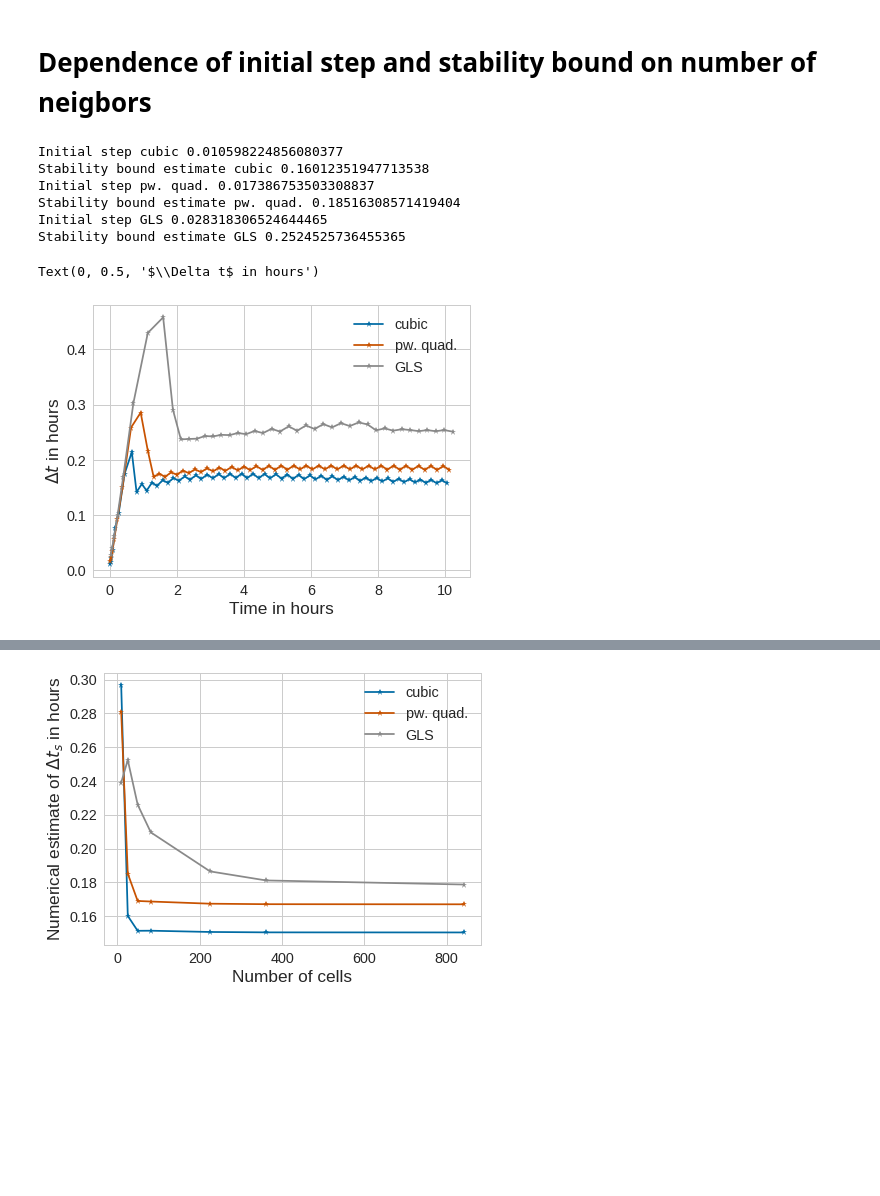
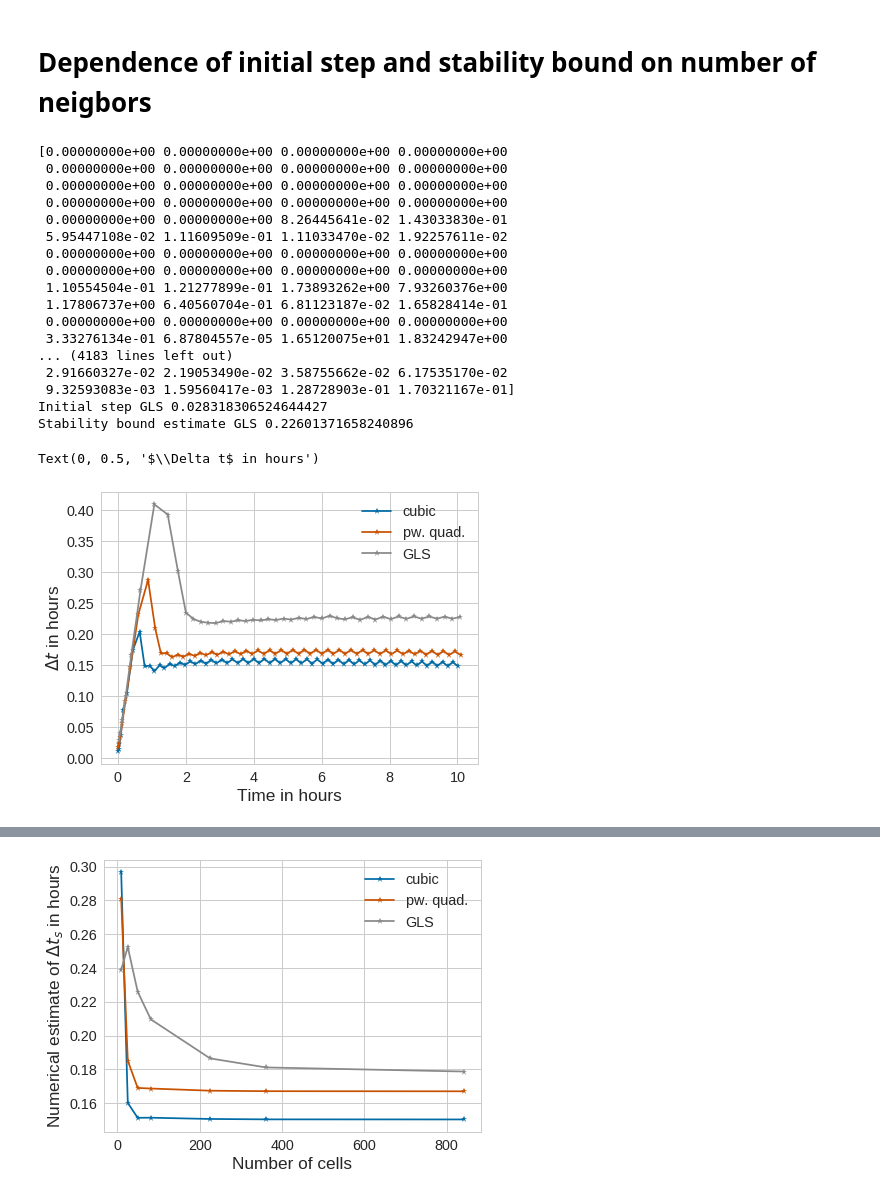
Before and after one commit to somathias/cbmos, a Jupyter notebook: exp-draft.ipynb, the cells around one changed output, grey strips where cells are left out. Drawn from its saved outputs; the diff is of its cells as text; code cells hidden in the pictures; blank space fills up the shorter version.

```diff
--- a/exp-draft.ipynb
+++ b/exp-draft.ipynb
@@ -120,6 +137,8 @@ for force in force_names:
     try:
         os.remove('step_sizes'+filename_ending[force]+'.txt')
         os.remove('time_points'+filename_ending[force]+'.txt')
+        os.remove('AFs'+filename_ending[force]+'.txt')
+
     except FileNotFoundError:
         print('Nothing to delete.')
 
@@ -157,6 +187,8 @@ for force in force_names:
     try:
         os.remove('step_sizes'+filename_ending[force]+'.txt')
         os.remove('time_points'+filename_ending[force]+'.txt')
+        os.remove('AFs'+filename_ending[force]+'.txt')
+
     except FileNotFoundError:
         print('Nothing to delete.')
 
@@ -212,33 +255,46 @@ solvers_ef = {'pw. quad.': cbmos.CBMSolver(ff.piecewise_polynomial, ef.solve_ivp
              'cubic': cbmos.CBMSolver(ff.cubic, ef.solve_ivp, dim),
              'GLS': cbmos.CBMSolver(ff.gls, ef.solve_ivp, dim)}
 # %%
-sheet = make_hexagonal_mesh(3)
+sheet = make_hexagonal_mesh(4)
 
 for force in force_names:
 
     try:
         os.remove('step_sizes'+filename_ending[force]+'.txt')
         os.remove('time_points'+filename_ending[force]+'.txt')
+        os.remove('AFs'+filename_ending[force]+'.txt')
+
     except FileNotFoundError:
         print('Nothing to delete.')
 
     history = solvers_ef[force].simulate(sheet, t_data, params[force], {"eps": 0.01, "out": filename_ending[force]}, seed=seed)
     dts = np.loadtxt('step_sizes'+filename_ending[force]+'.txt')
     print('Initial step '+force + ' ' +str(dts[0]))
     print('Stability bound estimate '+force + ' ' +str((dts[-2]+dts[-1])/2.0))
     ts = np.loadtxt('time_points'+filename_ending[force]+'.txt')
     plt.plot(ts, dts,'-*', label=force, color=colors[force])
 plt.legend()
 plt.xlabel('Time in hours')
 plt.ylabel('$\Delta t$ in hours')
 #plt.savefig('adaptivity_38cells.pdf', bbox_inches='tight')
 #plt.savefig('adaptivity_38cells.png', bbox_inches='tight')
 # %% [output]
-Initial step cubic 0.010598224856080377
-Stability bound estimate cubic 0.16012351947713538
-Initial step pw. quad. 0.017386753503308837
-Stability bound estimate pw. quad. 0.18516308571419404
-Initial step GLS 0.028318306524644465
-Stability bound estimate GLS 0.2524525736455365
+[0.00000000e+00 0.00000000e+00 0.00000000e+00 0.00000000e+00
+ 0.00000000e+00 0.00000000e+00 0.00000000e+00 0.00000000e+00
+ 0.00000000e+00 0.00000000e+00 0.00000000e+00 0.00000000e+00
+ 0.00000000e+00 0.00000000e+00 0.00000000e+00 0.00000000e+00
+ 0.00000000e+00 0.00000000e+00 8.26445641e-02 1.43033830e-01
+ 5.95447108e-02 1.11609509e-01 1.11033470e-02 1.92257611e-02
+ 0.00000000e+00 0.00000000e+00 0.00000000e+00 0.00000000e+00
+ 0.00000000e+00 0.00000000e+00 0.00000000e+00 0.00000000e+00
+ 1.10554504e-01 1.21277899e-01 1.73893262e+00 7.93260376e+00
+ 1.17806737e+00 6.40560704e-01 6.81123187e-02 1.65828414e-01
+ 0.00000000e+00 0.00000000e+00 0.00000000e+00 0.00000000e+00
+ 3.33276134e-01 6.87804557e-05 1.65120075e+01 1.83242947e+00
+... (4183 lines left out)
+ 2.91660327e-02 2.19053490e-02 3.58755662e-02 6.17535170e-02
+ 9.32593083e-03 1.59560417e-03 1.28728903e-01 1.70321167e-01]
+Initial step GLS 0.028318306524644427
+Stability bound estimate GLS 0.22601371658240896
 Text(0, 0.5, '$\\Delta t$ in hours')
-[figure, old version]
+[figure, new version]
```
Also changed, not shown: parts of 7 cells of this notebook.
